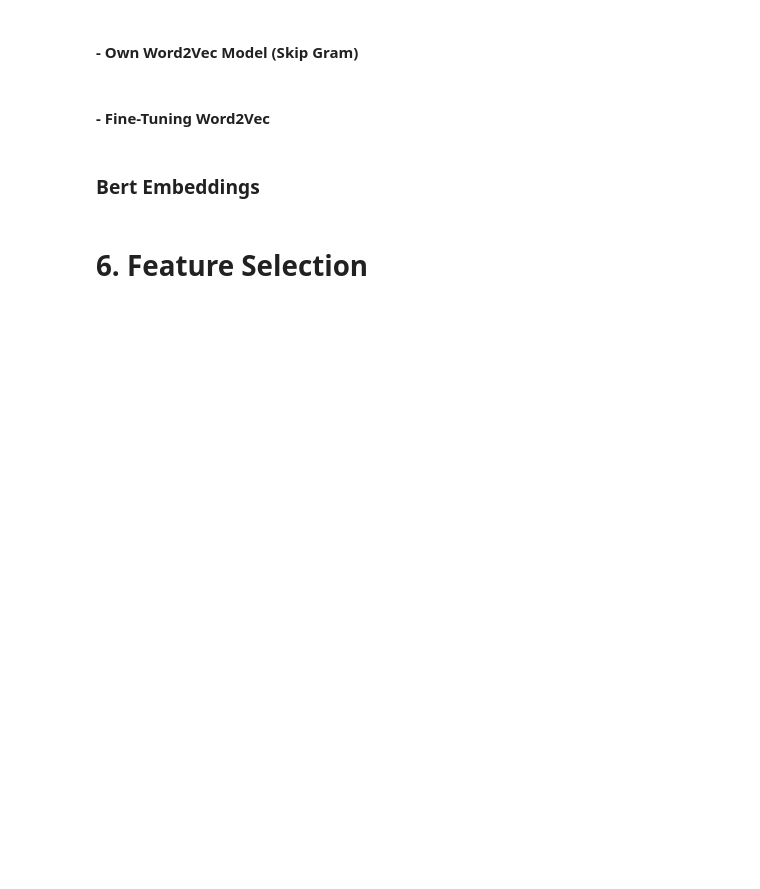
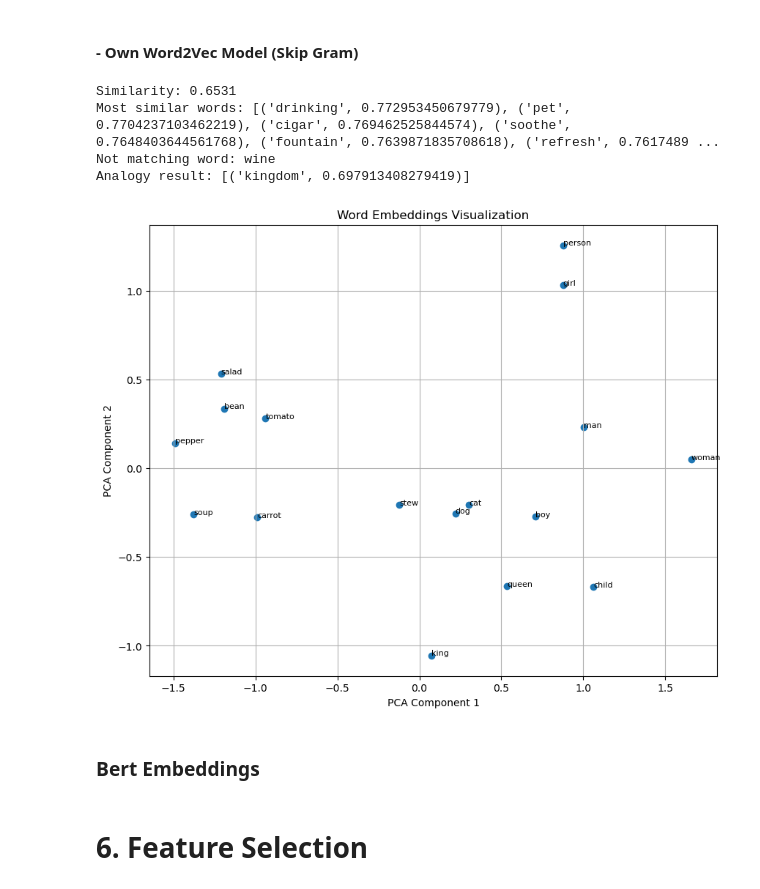
Before and after one commit to saropi99/nlp-project, a Jupyter notebook: notebook.ipynb, the cells around one changed output. Cells and saved outputs as stored; diff of their text form; code cells hidden in the pictures; blank space fills up the shorter version.

Commit message:
word2vec part

```diff
--- a/notebook.ipynb
+++ b/notebook.ipynb
@@ -290,9 +327,9 @@ plt.show()
 # 5. Features Extraction
 # %%
 # Split the data
-X_train = combined_sentiment_df.clean_text
+X_train = combined_sentiment_df.tokenized_text
 y_train = combined_sentiment_df.sentiment_label
-X_val = combined_sentiment_df_val.clean_text
+X_val = combined_sentiment_df_val.tokenized_text
 y_val = combined_sentiment_df_val.sentiment_label
 # %% [markdown]
 ## 5.1 Basic BoW
@@ -399,3 +528,5 @@ word2vec_model2 = word2vec_alg(X_train, sg=True)
+# %%
+word2vec_model2 = w2v_embeddings(X_train, sg=True, alpha=0.05, vector_size=300, window=5, epochs=50, min_count=2)
 # %%
 # Similarity between tokens
 try:
@@ -406,7 +537,7 @@ except KeyError as e:
 
 # Most similar words to the specific token
 try:
-    similar_words_token = word2vec_model2.wv.most_similar('dog', topn=5)
+    similar_words_token = word2vec_model2.wv.most_similar('dog', topn=10)
     print("Most similar words:", similar_words_token)
 except KeyError as e:
     print(f"KeyError: {e}")
@@ -424,10 +555,15 @@ try:
     print("Analogy result:", analogy_result)
 except KeyError as e:
     print(f"KeyError: {e}")
+# %% [output]
+Similarity: 0.6531
+Most similar words: [('drinking', 0.772953450679779), ('pet', 0.7704237103462219), ('cigar', 0.769462525844574), ('soothe', 0.7648403644561768), ('fountain', 0.7639871835708618), ('refresh', 0.7617489 ...
+Not matching word: wine
+Analogy result: [('kingdom', 0.697913408279419)]
 # %%
 # Visualization
 # List of words that we want to display
-words_to_explore= ['woman', 'man', 'queen', 'king', 'human', 'person', 'girl', 'child', 'boy', 'salad', 'lettuce', 'tomato', 'soup', 'turnip', 'arugula', 'pepper', 'greens', 'barley', 'bean', 'stew', 'carrot']
+words_to_explore= ['woman', 'man', 'queen', 'king', 'person', 'girl', 'child', 'boy', 'salad', 'lettuce', 'turnip', 'arugula', 'pepper', 'greens', 'bean', 'stew', 'carrot','tomato', 'soup', 'cat', 'dog', 'hamster']
 visualize_word_embeddings(word2vec_model2, words_to_explore)
+# %% [output]
+[figure, added]
-# %% [markdown]
-#### - Fine-Tuning Word2Vec
```
Also changed, not shown: parts of 62 cells of this notebook, 1 other file.
